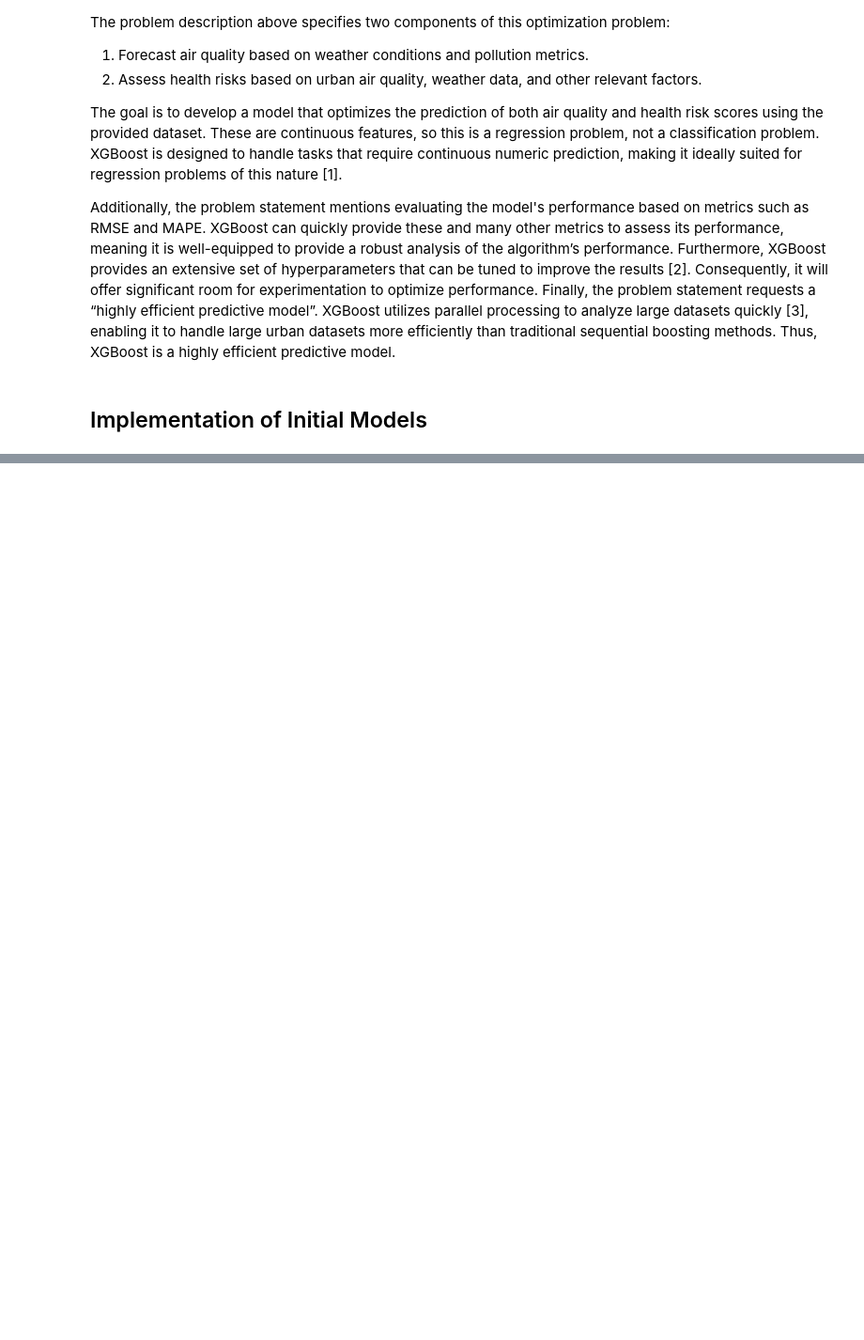
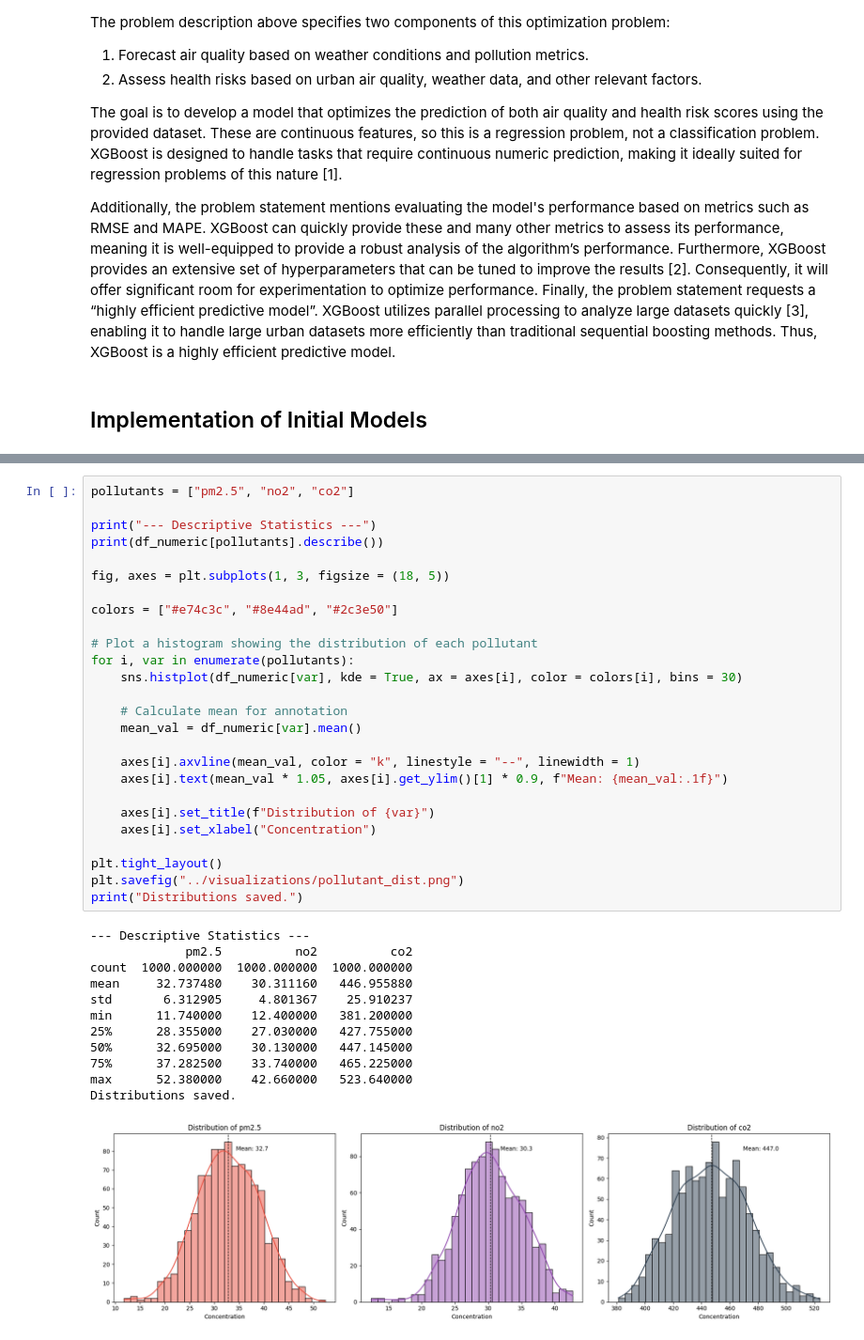
Before and after one commit to zach-lloyd/air_quality_and_health_risk_forecaster, a Jupyter notebook: src/notebooks/01_eda.ipynb, the cells around one changed output, grey strips where cells are left out. Shown at 94% size. Drawn from its saved outputs; the diff is of its cells as text; blank space fills up the shorter version.

```diff
--- a/src/notebooks/01_eda.ipynb
+++ b/src/notebooks/01_eda.ipynb
@@ -138,0 +158,39 @@ print(f"Baseline Health Risk Forecaster MAPE: {health_mape}")
+# %%
+pollutants = ["pm2.5", "no2", "co2"]
+
+print("--- Descriptive Statistics ---")
+print(df_numeric[pollutants].describe())
+
+fig, axes = plt.subplots(1, 3, figsize = (18, 5))
+
+colors = ["#e74c3c", "#8e44ad", "#2c3e50"]
+
+# Plot a histogram showing the distribution of each pollutant
+for i, var in enumerate(pollutants):
+    sns.histplot(df_numeric[var], kde = True, ax = axes[i], color = colors[i], bins = 30)
+
+    # Calculate mean for annotation
+    mean_val = df_numeric[var].mean()
+
+    axes[i].axvline(mean_val, color = "k", linestyle = "--", linewidth = 1)
+    axes[i].text(mean_val * 1.05, axes[i].get_ylim()[1] * 0.9, f"Mean: {mean_val:.1f}")
+
+    axes[i].set_title(f"Distribution of {var}")
+    axes[i].set_xlabel("Concentration")
+
+plt.tight_layout()
+plt.savefig("../visualizations/pollutant_dist.png")
+print("Distributions saved.")
+# %% [output]
+--- Descriptive Statistics ---
+             pm2.5          no2          co2
+count  1000.000000  1000.000000  1000.000000
+mean     32.737480    30.311160   446.955880
+std       6.312905     4.801367    25.910237
+min      11.740000    12.400000   381.200000
+25%      28.355000    27.030000   427.755000
+50%      32.695000    30.130000   447.145000
+75%      37.282500    33.740000   465.225000
+max      52.380000    42.660000   523.640000
+Distributions saved.
+[figure, added]
```
Also changed, not shown: parts of 31 cells of this notebook, 8 other files.
